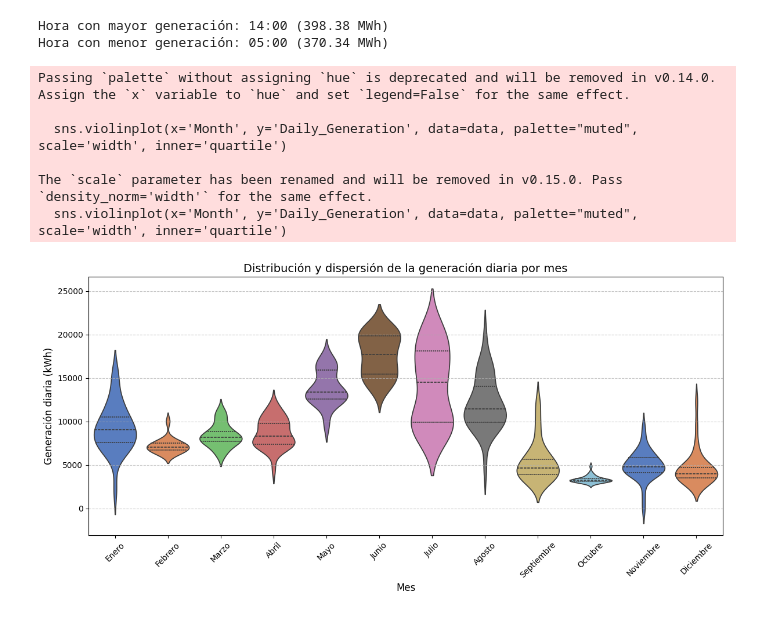
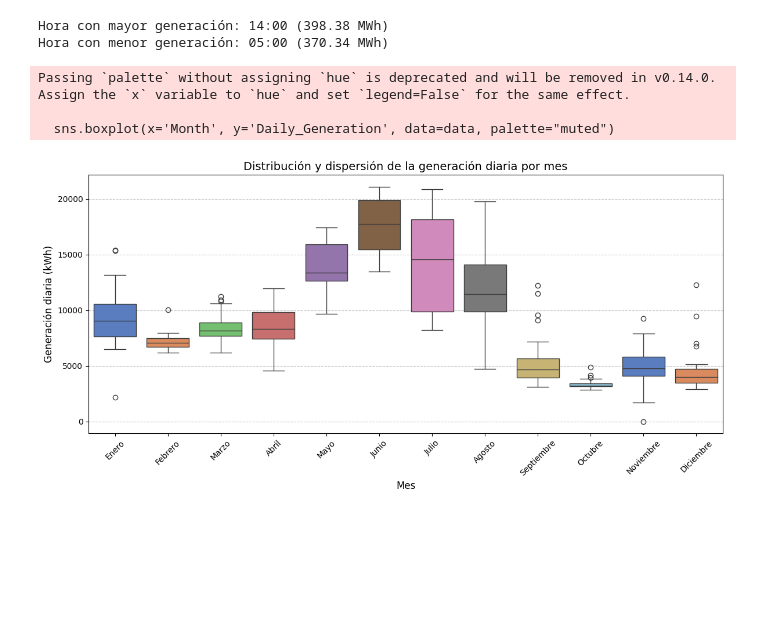
Before and after one commit to wil101/Wilmar_Osorio_Prueba_SantaFe, a Jupyter notebook: procesamiento_plantaCauya/extracion_datos.ipynb, the cells around one changed output. Cells and saved outputs as stored; diff of their text form; code cells hidden in the pictures; blank space fills up the shorter version.

```diff
--- a/procesamiento_plantaCauya/extracion_datos.ipynb
+++ b/procesamiento_plantaCauya/extracion_datos.ipynb
@@ -102,19 +102,16 @@ Hora con menor generación: 05:00 (370.34 MWh)
 # %%
 # Distribución de generación mensual
 plt.figure(figsize=(12, 6))
-sns.violinplot(x='Month', y='Daily_Generation', data=data, palette="muted", scale='width', inner='quartile')
+sns.boxplot(x='Month', y='Daily_Generation', data=data, palette="muted")
 plt.title('Distribución y dispersión de la generación diaria por mes', fontsize=14)
 plt.xlabel('Mes', fontsize=12)
 plt.ylabel('Generación diaria (kWh)', fontsize=12)
 plt.xticks(rotation=45, ticks=range(data['Month'].nunique()), labels=monthly_generation.index)  # Asegurar nombres de meses correctos
 plt.grid(axis='y', linestyle='--', alpha=0.7)
 plt.tight_layout()
 plt.show()
 # %% [output]
 Passing `palette` without assigning `hue` is deprecated and will be removed in v0.14.0. Assign the `x` variable to `hue` and set `legend=False` for the same effect.
 
-  sns.violinplot(x='Month', y='Daily_Generation', data=data, palette="muted", scale='width', inner='quartile')
-
-The `scale` parameter has been renamed and will be removed in v0.15.0. Pass `density_norm='width'` for the same effect.
-  sns.violinplot(x='Month', y='Daily_Generation', data=data, palette="muted", scale='width', inner='quartile')
+  sns.boxplot(x='Month', y='Daily_Generation', data=data, palette="muted")
-[figure, old version]
+[figure, new version]
```
